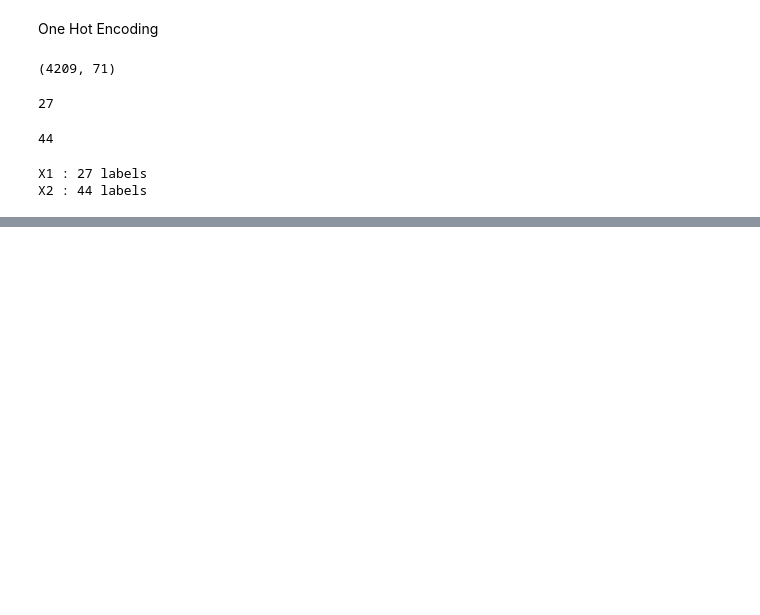
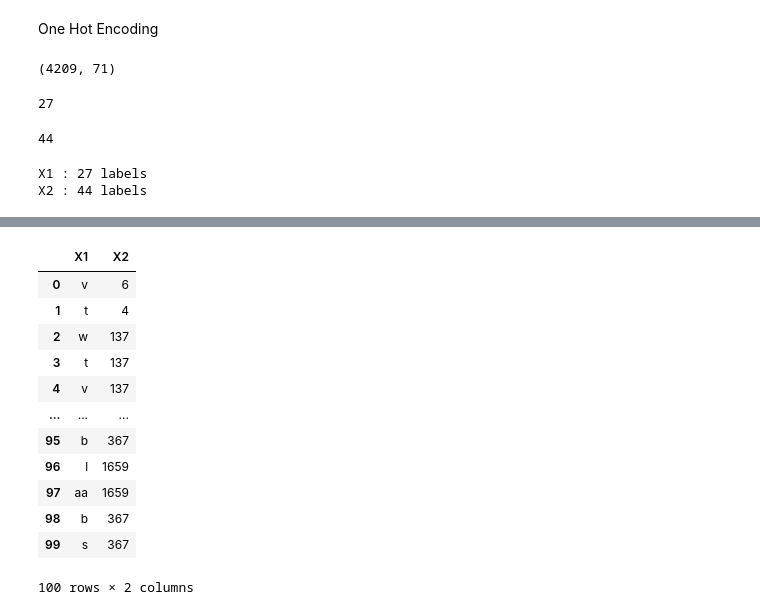
Before and after one commit to CyberWol-12/feature-encoding-techniques, a Jupyter notebook: feature-encoding-techniques.ipynb, the cells around one changed output, grey strips where cells are left out. Drawn from its saved outputs; the diff is of its cells as text; code cells hidden in the pictures; blank space fills up the shorter version.

```diff
--- a/feature-encoding-techniques.ipynb
+++ b/feature-encoding-techniques.ipynb
@@ -150,0 +173,21 @@ X2 : 44 labels
+# %%
+#and Now replace each label  in x2 by its count
+df_frequency_map = df.X2.value_counts().to_dict()
+# %%
+#and now we replace X2 labels in the dataset df
+df.X2 = df.X2.map(df_frequency_map)
+df.head(100)
+# %% [output]
+|  | X1 | X2 |
+| 0 | v | 6 |
+| 1 | t | 4 |
+| 2 | w | 137 |
+| 3 | t | 137 |
+| 4 | v | 137 |
+| ... | ... | ... |
+| 95 | b | 367 |
+| 96 | l | 1659 |
+| 97 | aa | 1659 |
+| 98 | b | 367 |
+| 99 | s | 367 |
+100 rows × 2 columns
```
Also changed, not shown: parts of 4 cells of this notebook, 1 other file.
